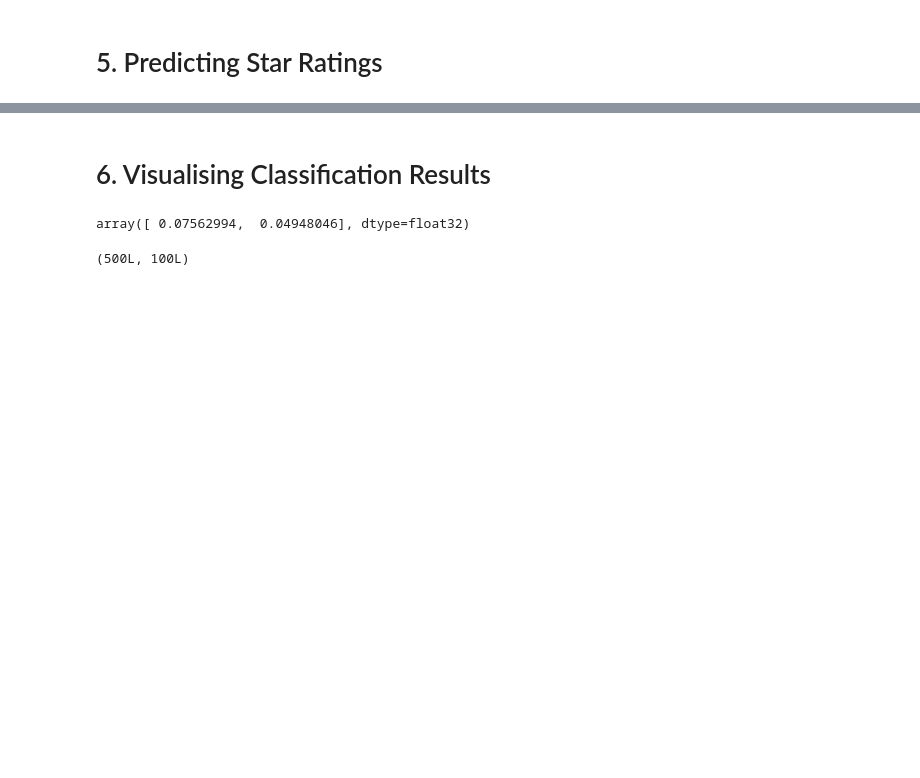
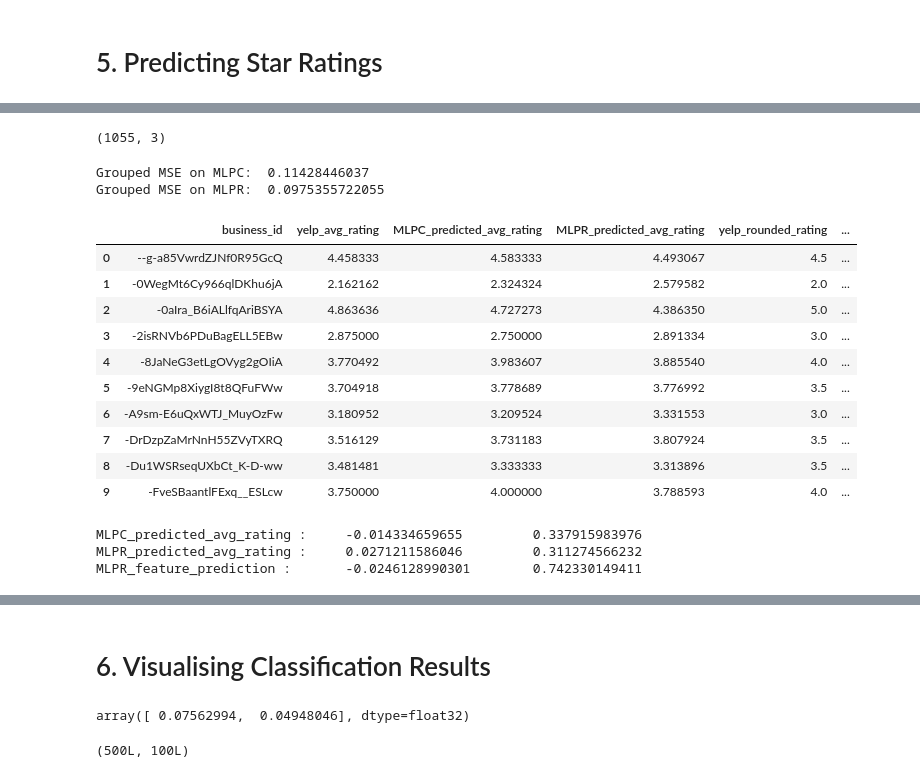
Before and after one commit to IvanTodorovic78/Capstone2, a Jupyter notebook: Restaurants.ipynb, the cells around one changed output, grey strips where cells are left out. Saved outputs shown, nothing was run; the diff lists cells and outputs as text; code cells hidden in the pictures; blank space fills up the shorter version.

```diff
--- a/Restaurants.ipynb
+++ b/Restaurants.ipynb
@@ -1055,0 +1043,3 @@ A possible further improvement of the neural network classifier would be to use
+# %%
+X_test_reviews = getAvgFeatureVecs(test_reviews.review[:], model, 100)
+np.save('X_test_reviews', X_test_reviews)
@@ -1055,0 +1056,6 @@ A possible further improvement of the neural network classifier would be to use
+# %%
+X_test_reviews = np.nan_to_num(X_test_reviews)
+# %%
+test_reviews.loc[:,'MLPC_predicted_rating'] = mlpc.predict(X_test_reviews)
+test_reviews.loc[:,'MLPR_predicted_rating'] = mlpr1.predict(X_test_reviews)
+test_reviews.tail()
@@ -1055,0 +1080,4 @@ A possible further improvement of the neural network classifier would be to use
+# %%
+grouped_by_business = test_reviews.groupby('business_id')['stars_rating', 'MLPC_predicted_rating', 'MLPR_predicted_rating'].mean()
+grouped_by_business.columns = ['yelp_avg_rating', 'MLPC_predicted_avg_rating', 'MLPR_predicted_avg_rating']
+grouped_by_business.head(5)
@@ -1055,0 +1092,35 @@ A possible further improvement of the neural network classifier would be to use
+# %%
+grouped_by_business.shape
+# %% [output]
+(1055, 3)
+# %%
+print 'Grouped MSE on MLPC: ', mean_squared_error(grouped_by_business.yelp_avg_rating, grouped_by_business.MLPC_predicted_avg_rating)
+print 'Grouped MSE on MLPR: ', mean_squared_error(grouped_by_business.yelp_avg_rating, grouped_by_business.MLPR_predicted_avg_rating)
+# %% [output]
+Grouped MSE on MLPC:  0.11428446037
+Grouped MSE on MLPR:  0.0975355722055
+# %%
+grouped_by_business = grouped_by_business.reset_index(drop=False)
+overall_results = grouped_by_business.merge(feature_results, on='business_id')
+overall_results.head(10)
+# %% [output]
+|  | business_id | yelp_avg_rating | MLPC_predicted_avg_rating | MLPR_predicted_avg_rating | yelp_rounded_rating | ... |
+| 0 | --g-a85VwrdZJNf0R95GcQ | 4.458333 | 4.583333 | 4.493067 | 4.5 | ... |
+| 1 | -0WegMt6Cy966qlDKhu6jA | 2.162162 | 2.324324 | 2.579582 | 2.0 | ... |
+| 2 | -0aIra_B6iALlfqAriBSYA | 4.863636 | 4.727273 | 4.386350 | 5.0 | ... |
+| 3 | -2isRNVb6PDuBagELL5EBw | 2.875000 | 2.750000 | 2.891334 | 3.0 | ... |
+| 4 | -8JaNeG3etLgOVyg2gOIiA | 3.770492 | 3.983607 | 3.885540 | 4.0 | ... |
+| 5 | -9eNGMp8XiygI8t8QFuFWw | 3.704918 | 3.778689 | 3.776992 | 3.5 | ... |
+| 6 | -A9sm-E6uQxWTJ_MuyOzFw | 3.180952 | 3.209524 | 3.331553 | 3.0 | ... |
+| 7 | -DrDzpZaMrNnH55ZVyTXRQ | 3.516129 | 3.731183 | 3.807924 | 3.5 | ... |
+| 8 | -Du1WSRseqUXbCt_K-D-ww | 3.481481 | 3.333333 | 3.313896 | 3.5 | ... |
+| 9 | -FveSBaantlFExq__ESLcw | 3.750000 | 4.000000 | 3.788593 | 4.0 | ... |
+# %%
+methods = ['MLPC_predicted_avg_rating', 'MLPR_predicted_avg_rating', 'MLPR_feature_prediction']
+for method in methods:
+    errors = overall_results[method] - overall_results.yelp_avg_rating
+    print method, ':\t', errors.mean(), '\t', errors.std()
+# %% [output]
+MLPC_predicted_avg_rating :     -0.014334659655         0.337915983976
+MLPR_predicted_avg_rating :     0.0271211586046         0.311274566232
+MLPR_feature_prediction :       -0.0246128990301        0.742330149411
```
Also changed, not shown: parts of 87 cells of this notebook, 1 other file.
